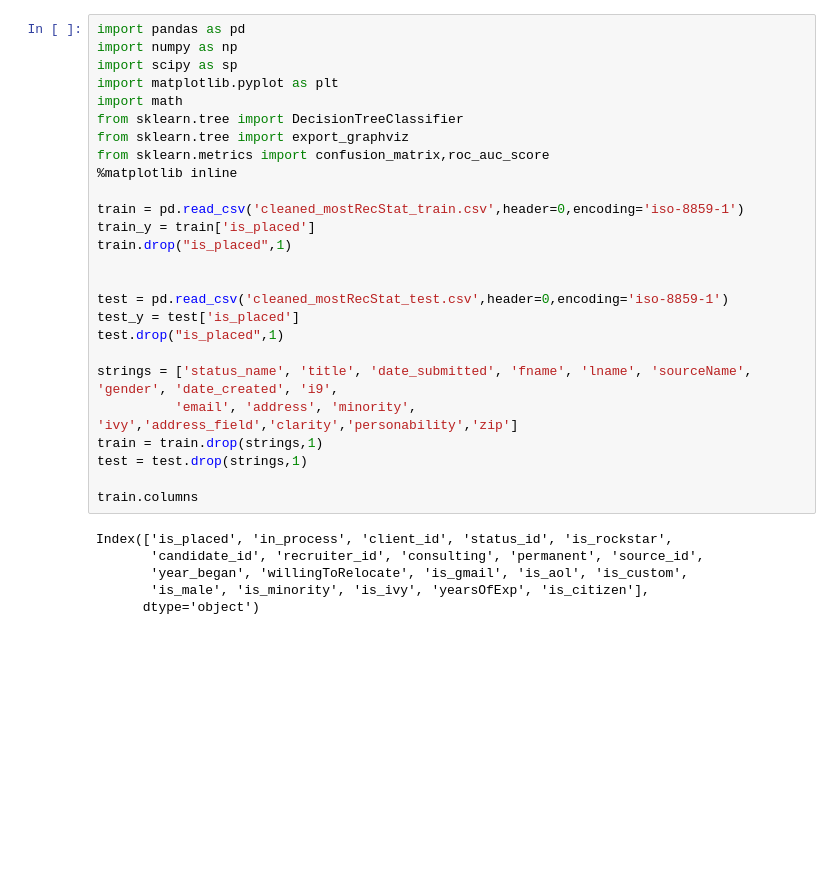
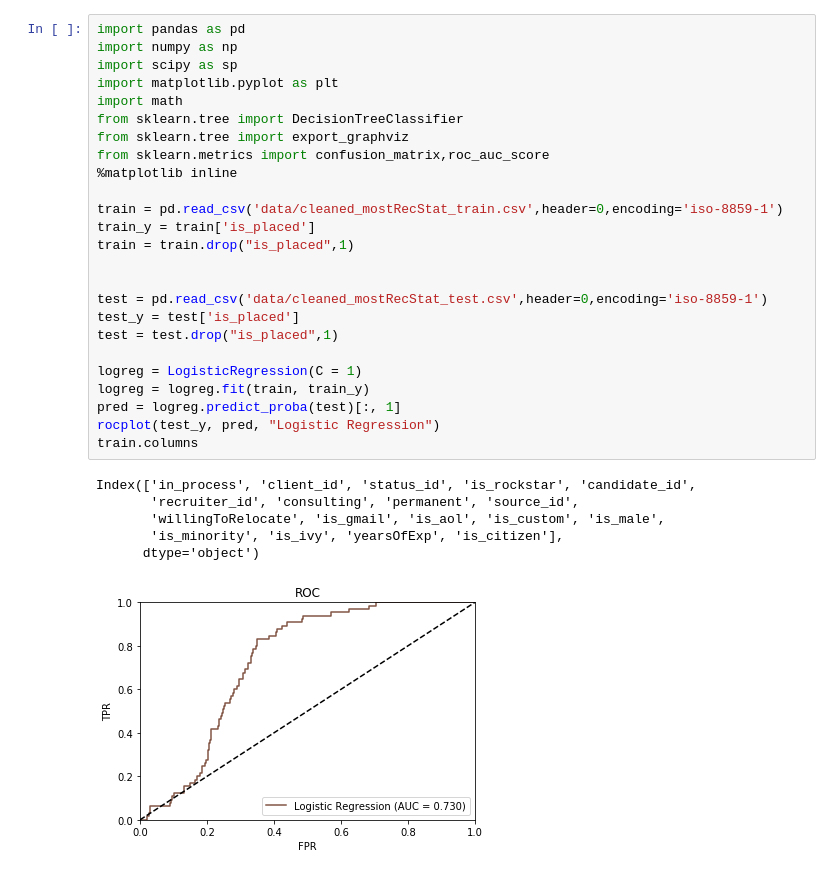
Before and after one commit to jls731/infrep17project, a Jupyter notebook: Feature Importance.ipynb, the cells around one changed output. Cells and saved outputs as stored; diff of their text form; blank space fills up the shorter version.

```diff
--- a/Feature Importance.ipynb
+++ b/Feature Importance.ipynb
@@ -1,32 +28,32 @@
 # %%
 import pandas as pd
 import numpy as np
 import scipy as sp
 import matplotlib.pyplot as plt
 import math
 from sklearn.tree import DecisionTreeClassifier
 from sklearn.tree import export_graphviz
 from sklearn.metrics import confusion_matrix,roc_auc_score
 %matplotlib inline
 
-train = pd.read_csv('cleaned_mostRecStat_train.csv',header=0,encoding='iso-8859-1')
+train = pd.read_csv('data/cleaned_mostRecStat_train.csv',header=0,encoding='iso-8859-1')
 train_y = train['is_placed']
-train.drop("is_placed",1)
+train = train.drop("is_placed",1)
 
 
-test = pd.read_csv('cleaned_mostRecStat_test.csv',header=0,encoding='iso-8859-1')
+test = pd.read_csv('data/cleaned_mostRecStat_test.csv',header=0,encoding='iso-8859-1')
 test_y = test['is_placed']
-test.drop("is_placed",1)
+test = test.drop("is_placed",1)
 
-strings = ['status_name', 'title', 'date_submitted', 'fname', 'lname', 'sourceName', 'gender', 'date_created', 'i9',
-          'email', 'address', 'minority', 'ivy','address_field','clarity','personability','zip']
-train = train.drop(strings,1)
-test = test.drop(strings,1)
-
+logreg = LogisticRegression(C = 1)
+logreg = logreg.fit(train, train_y)
+pred = logreg.predict_proba(test)[:, 1]
+rocplot(test_y, pred, "Logistic Regression")
 train.columns
 # %% [output]
-Index(['is_placed', 'in_process', 'client_id', 'status_id', 'is_rockstar',
-       'candidate_id', 'recruiter_id', 'consulting', 'permanent', 'source_id',
-       'year_began', 'willingToRelocate', 'is_gmail', 'is_aol', 'is_custom',
-       'is_male', 'is_minority', 'is_ivy', 'yearsOfExp', 'is_citizen'],
+Index(['in_process', 'client_id', 'status_id', 'is_rockstar', 'candidate_id',
+       'recruiter_id', 'consulting', 'permanent', 'source_id',
+       'willingToRelocate', 'is_gmail', 'is_aol', 'is_custom', 'is_male',
+       'is_minority', 'is_ivy', 'yearsOfExp', 'is_citizen'],
       dtype='object')
+[figure, added]
```
Also changed, not shown: parts of 4 cells of this notebook, 1 other file.
